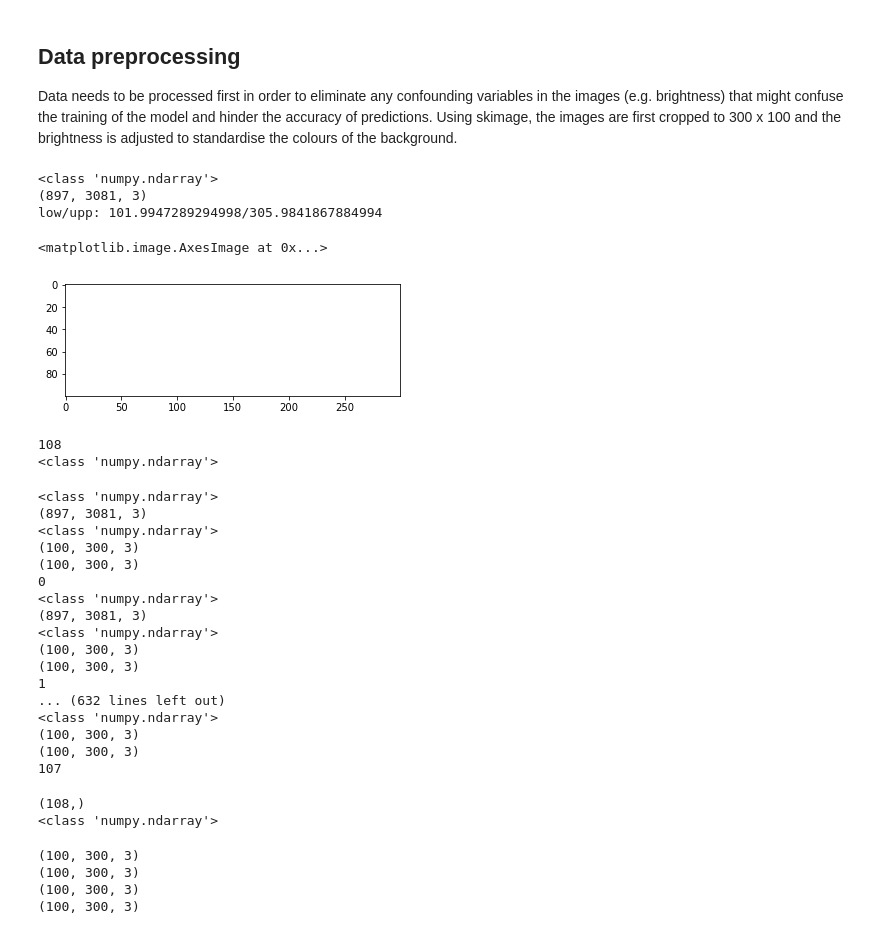
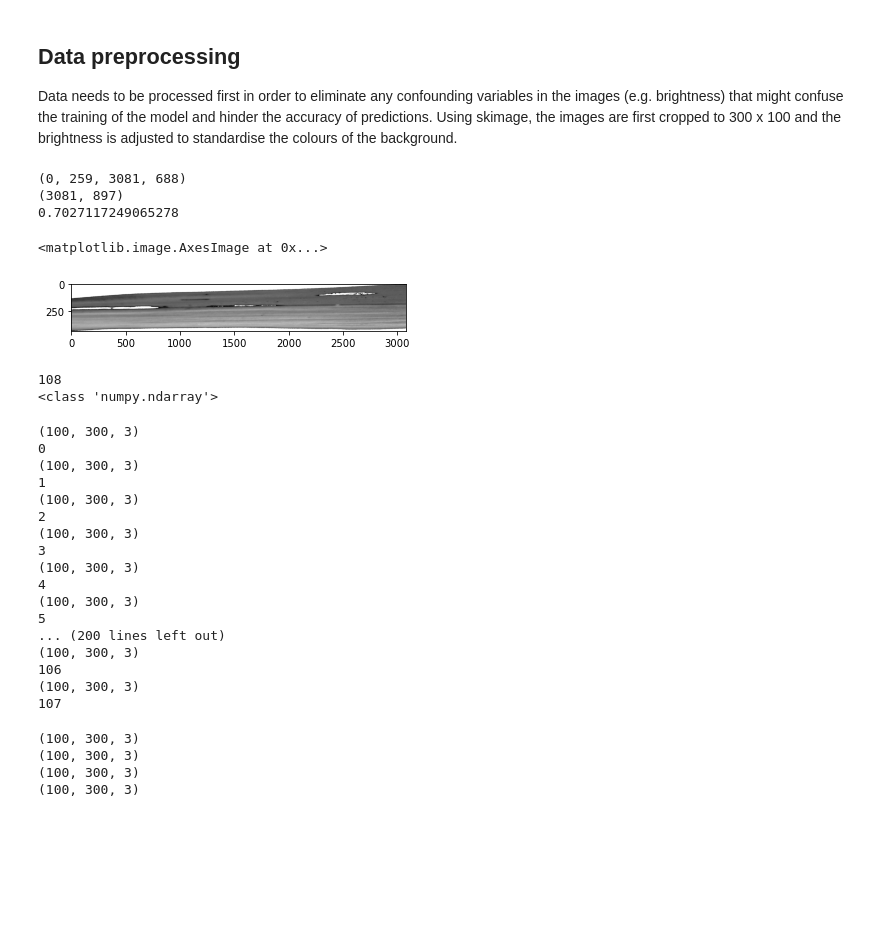
Before and after one commit to JmePRE/disChord, a Jupyter notebook: Assignment 3/Assignment_3.ipynb, the cells around one changed output. Saved outputs shown, nothing was run; the diff lists cells and outputs as text; code cells hidden in the pictures; blank space fills up the shorter version.

```diff
--- a/Assignment 3/Assignment_3.ipynb
+++ b/Assignment 3/Assignment_3.ipynb
@@ -66,23 +82,9 @@ def exposure(img):
     return skimage.exposure.adjust_gamma(img, gamma=0.5,gain=1)
 
 def resize(img):
-
-    print(type(img))
-    print(img.shape)
-    img = skimage.transform.resize(img, (100,300))
-    #print(type(img))
-    #print(img.shape)
-    return (img)
-
-def get_edges(img):
-
+    return skimage.transform.resize(img, (100,300))
     #https://www.kaggle.com/rio114/cropping-with-normlized-aspect-ratio
-    upp = filters.threshold_mean(rgb2gray(img)) * 428.57
-    low = (1/3)*upp
-    print("low/upp: " + str(low) + "/" + str(upp))
-    img = np.uint8(img)
-    canny_edges = cv2.Canny(img,low,upp)
-    return canny_edges
+    #canny_edges = cv2.Canny(img,300,300)
     '''
     v = img.shape[0] # vertial pixels
     h = img.shape[1] # horizontal pixels
@@ -90,40 +92,41 @@ def get_edges(img):
     ver = int(h/2)
     cnt = []
     for i in range(canny_edges.shape[0]-ver):
         cnt.append(canny_edges[i:i+ver,:].sum()/255) # moving rectangle
 
     cnt_arr = np.array(cnt)
     i = cnt_arr.argmax()
 
     Img_cropped = Image.fromarray(np.uint8(img[i:i+ver,:]))
     return Img_cropped
     '''
 def deletebg(img):
     #use for getting rid of bg
     imgray = rgb2gray(img)
-    thresh_val = threshold_mean(imgray) #or otsu - have to find one that works with all types of image
+    thresh_val = threshold_mean(imgray)
     mask = np.where(imgray > thresh_val, 0, 1)
     #print(imgray.shape)
     for i in range(len(imgray)):
         for j in range(len(imgray[0])):
             if (mask[i][j]<1):
                 imgray[i][j] = 0
 
     im2 = Image.fromarray(imgray)
     print(im2.getbbox())
     print(im2.size)
     im2 = im2.crop(im2.getbbox())
     print(thresh_val)
     return (np.array(im2))
 
-img = cv2.imread("training/Bacterial leaf blight/DSC_0365.JPG")
-plt.imshow(get_edges(resize(img)), cmap='Greys')
+#img = cv2.imread("training/Bacterial leaf blight/DSC_0365.JPG")
+img = ic[9]
+plt.imshow(deletebg(img), cmap='Greys')
 # %% [output]
-<class 'numpy.ndarray'>
-(897, 3081, 3)
-low/upp: 101.9947289294998/305.9841867884994
+(0, 259, 3081, 688)
+(3081, 897)
+0.7027117249065278
 <matplotlib.image.AxesImage at 0x...>
-[figure, old version]
+[figure, new version]
 # %%
 #Split into train and test
 from sklearn.model_selection import train_test_split
@@ -149,29 +152,23 @@ for i in range(len(X_train)):
     print(X_train[i].shape)
     print(i)
 # %% [output]
-<class 'numpy.ndarray'>
-(897, 3081, 3)
-<class 'numpy.ndarray'>
-(100, 300, 3)
 (100, 300, 3)
 0
-<class 'numpy.ndarray'>
-(897, 3081, 3)
-<class 'numpy.ndarray'>
-(100, 300, 3)
 (100, 300, 3)
 1
-... (632 lines left out)
-<class 'numpy.ndarray'>
 (100, 300, 3)
+2
+(100, 300, 3)
+3
+(100, 300, 3)
+4
+(100, 300, 3)
+5
+... (200 lines left out)
+(100, 300, 3)
+106
 (100, 300, 3)
 107
-# %%
-print(X_train.shape)
-print(type(X_train[0]))
-# %% [output]
-(108,)
-<class 'numpy.ndarray'>
 # %%
 fig, axes = plt.subplots(1, 4)
 fig.set_size_inches(15,4)
```
Also changed, not shown: parts of 30 cells of this notebook.
